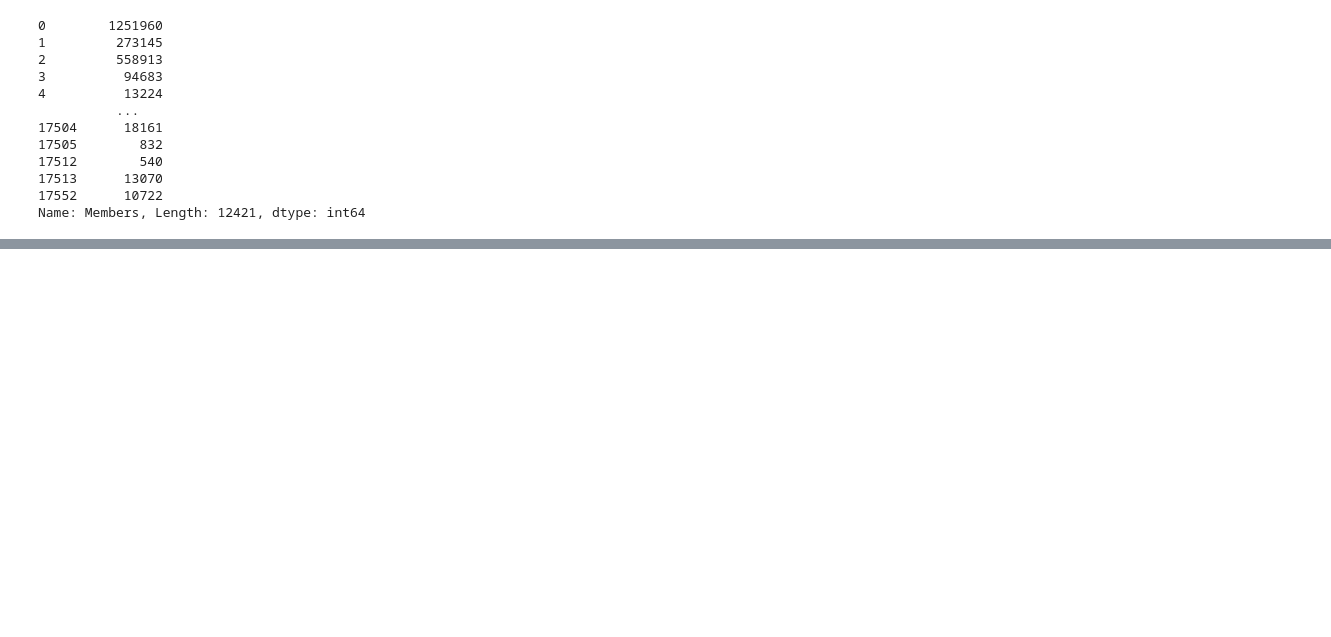
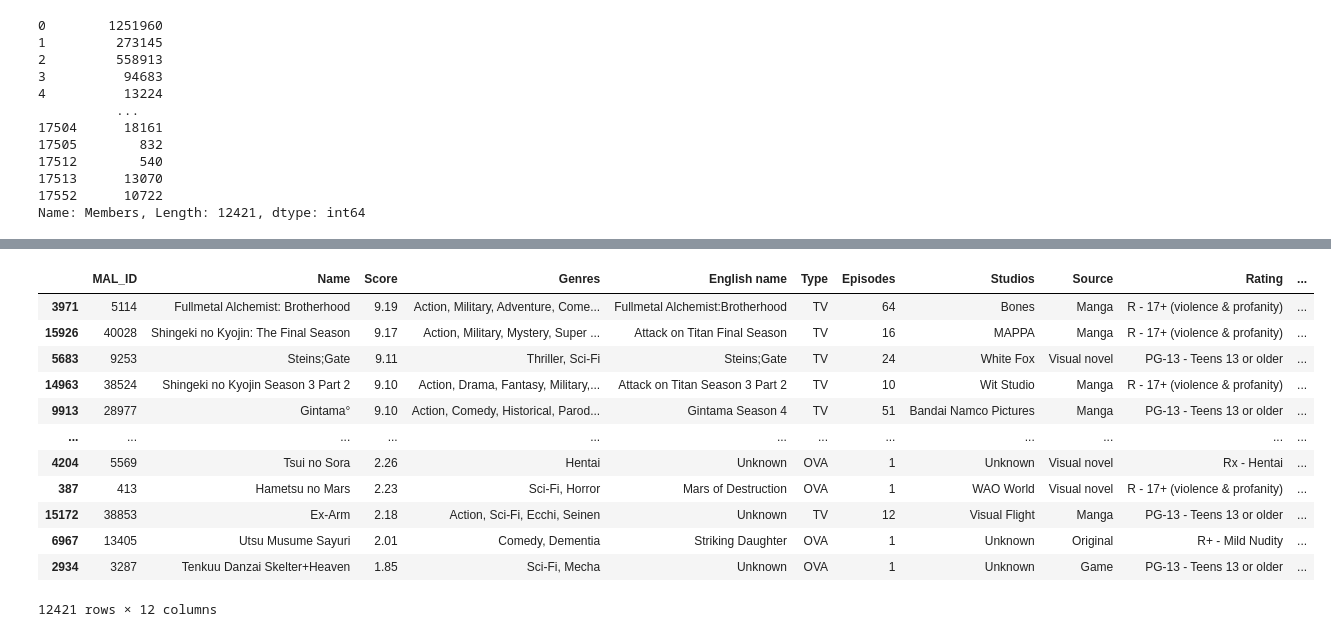
Before and after one commit to 3065923/Anime-Recommender, a Jupyter notebook: anime_clean.ipynb, the cells around one changed output, grey strips where cells are left out. Drawn from its saved outputs; the diff is of its cells as text; code cells hidden in the pictures; blank space fills up the shorter version.

Commit message:
further cleaned kaggle data. reintroduced score-x data in order to obtain a total number of ratings

```diff
--- a/anime_clean.ipynb
+++ b/anime_clean.ipynb
@@ -141,0 +179,13 @@ cleaned_anime_df
+# %%
+cleaned_anime_df= cleaned_anime_df.astype({'Score-10': 'float',
+                                          'Score-9': 'float',
+                                          'Score-8': 'float',
+                                          'Score-7': 'float',
+                                          'Score-6': 'float',
+                                          'Score-5': 'float',
+                                          'Score-4': 'float',
+                                          'Score-3': 'float',
+                                          'Score-2': 'float',
+                                          'Score-1': 'float'})
+# cleaned_anime_df= cleaned_anime_df.astype({'Score-10': 'float'})
+cleaned_anime_df.dtypes
@@ -141,0 +210,6 @@ cleaned_anime_df
+# %%
+# Next step is to combine all of the Score columns in order to obtain the number of ratings per show
+new_column = cleaned_anime_df['Score-10'] + cleaned_anime_df['Score-9'] + cleaned_anime_df['Score-8'] + cleaned_anime_df['Score-7'] +\
+cleaned_anime_df['Score-6'] + cleaned_anime_df['Score-5'] + cleaned_anime_df['Score-4'] + cleaned_anime_df['Score-3'] +\
+cleaned_anime_df['Score-2'] + cleaned_anime_df['Score-1']
+new_column
@@ -141,0 +229,2 @@ cleaned_anime_df
+# %%
+cleaned_anime_df['Number of Ratings']= new_column
@@ -141,0 +247,5 @@ cleaned_anime_df
+# %%
+# Now we can clear the Score-X columns
+cleaned_anime_df= cleaned_anime_df.drop(['Score-10', 'Score-9', 'Score-8', 'Score-7', 'Score-6','Score-5', 'Score-4'], axis=1)
+cleaned_anime_df= cleaned_anime_df.drop(['Score-3', 'Score-2', 'Score-1'], axis=1)
+cleaned_anime_df
@@ -141,0 +266,17 @@ cleaned_anime_df
+# %%
+ratings_anime_df = cleaned_anime_df.sort_values('Score', ascending=False)
+ratings_anime_df
+# %% [output]
+|  | MAL_ID | Name | Score | Genres | English name | Type | Episodes | Studios | Source | Rating | ... |
+| 3971 | 5114 | Fullmetal Alchemist: Brotherhood | 9.19 | Action, Military, Adventure, Come... | Fullmetal Alchemist:Brotherhood | TV | 64 | Bones | Manga | R - 17+ (violence & profanity) | ... |
+| 15926 | 40028 | Shingeki no Kyojin: The Final Season | 9.17 | Action, Military, Mystery, Super ... | Attack on Titan Final Season | TV | 16 | MAPPA | Manga | R - 17+ (violence & profanity) | ... |
+| 5683 | 9253 | Steins;Gate | 9.11 | Thriller, Sci-Fi | Steins;Gate | TV | 24 | White Fox | Visual novel | PG-13 - Teens 13 or older | ... |
+| 14963 | 38524 | Shingeki no Kyojin Season 3 Part 2 | 9.10 | Action, Drama, Fantasy, Military,... | Attack on Titan Season 3 Part 2 | TV | 10 | Wit Studio | Manga | R - 17+ (violence & profanity) | ... |
+| 9913 | 28977 | Gintama° | 9.10 | Action, Comedy, Historical, Parod... | Gintama Season 4 | TV | 51 | Bandai Namco Pictures | Manga | PG-13 - Teens 13 or older | ... |
+| ... | ... | ... | ... | ... | ... | ... | ... | ... | ... | ... | ... |
+| 4204 | 5569 | Tsui no Sora | 2.26 | Hentai | Unknown | OVA | 1 | Unknown | Visual novel | Rx - Hentai | ... |
+| 387 | 413 | Hametsu no Mars | 2.23 | Sci-Fi, Horror | Mars of Destruction | OVA | 1 | WAO World | Visual novel | R - 17+ (violence & profanity) | ... |
+| 15172 | 38853 | Ex-Arm | 2.18 | Action, Sci-Fi, Ecchi, Seinen | Unknown | TV | 12 | Visual Flight | Manga | PG-13 - Teens 13 or older | ... |
+| 6967 | 13405 | Utsu Musume Sayuri | 2.01 | Comedy, Dementia | Striking Daughter | OVA | 1 | Unknown | Original | R+ - Mild Nudity | ... |
+| 2934 | 3287 | Tenkuu Danzai Skelter+Heaven | 1.85 | Sci-Fi, Mecha | Unknown | OVA | 1 | Unknown | Game | PG-13 - Teens 13 or older | ... |
+12421 rows × 12 columns
```
Also changed, not shown: parts of 15 cells of this notebook.
